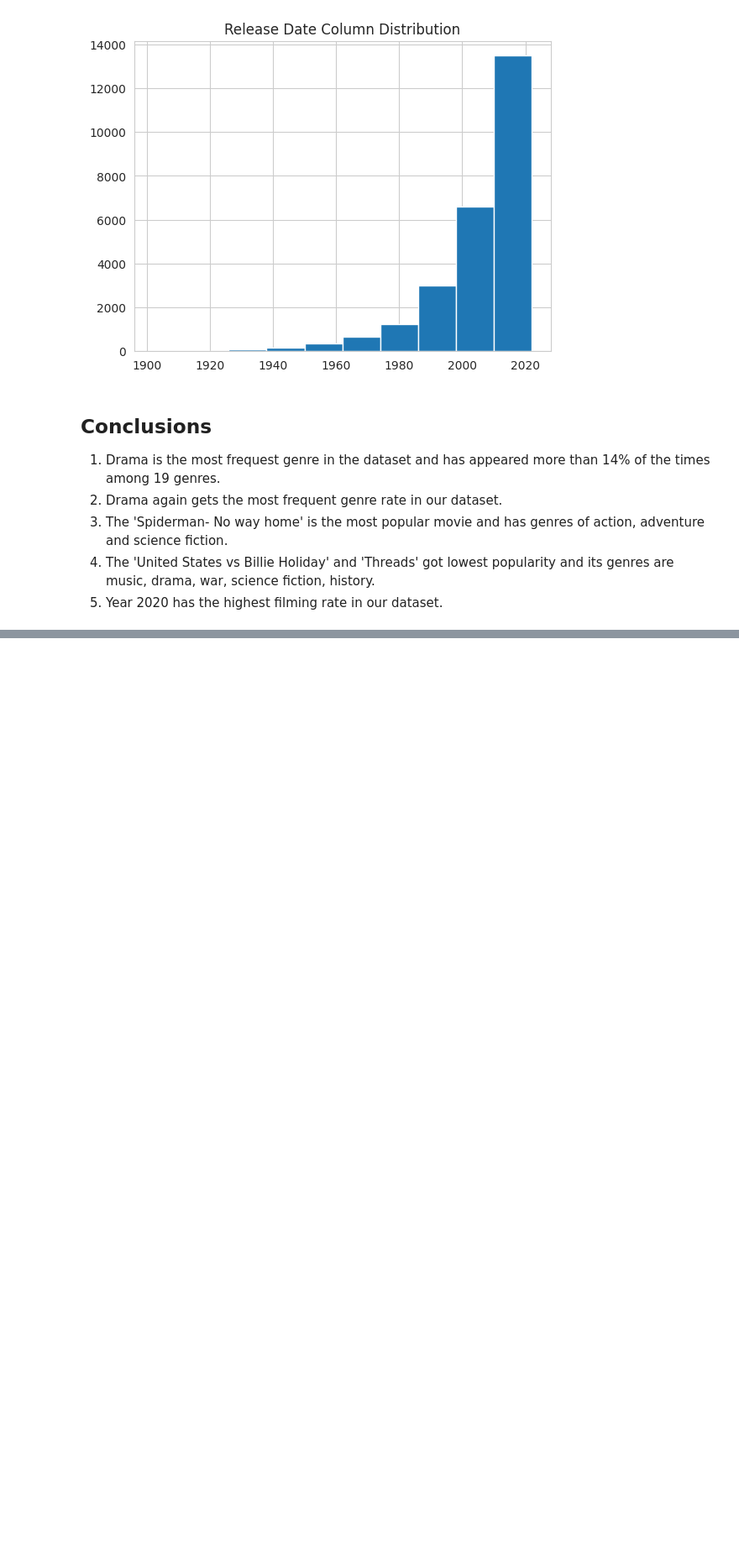
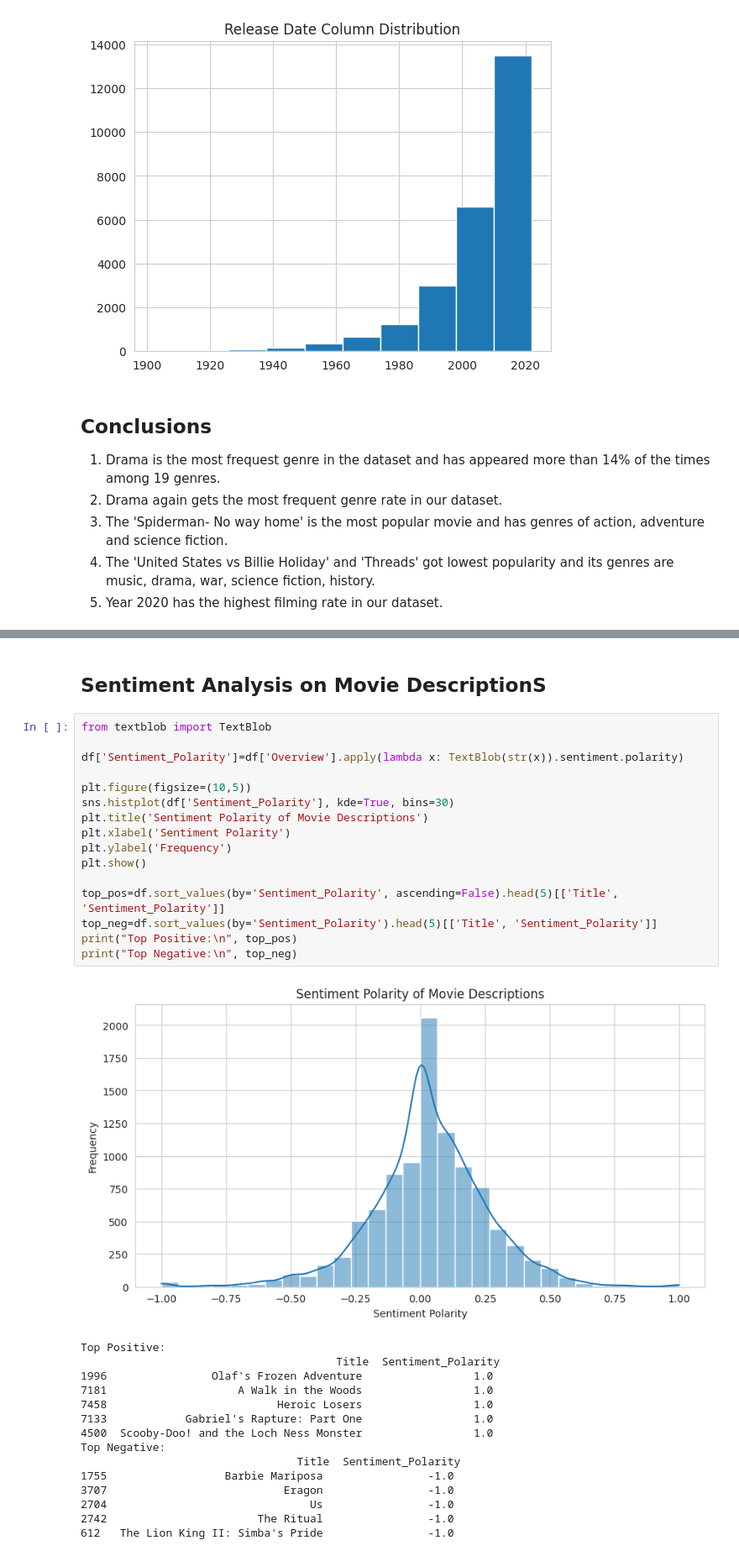
Before and after one commit to Rashipotey/Netflix-Data-Analysis, a Jupyter notebook: Netflix_Data_Analysis.ipynb, the cells around one changed output, grey strips where cells are left out. Shown: that part at 84% size. Drawn from its saved outputs; the diff is of its cells as text; blank space fills up the shorter version.

```diff
--- a/Netflix_Data_Analysis.ipynb
+++ b/Netflix_Data_Analysis.ipynb
@@ -261,0 +289,34 @@ plt.show()
+# %% [markdown]
+## Sentiment Analysis on Movie DescriptionS
+# %%
+from textblob import TextBlob
+
+df['Sentiment_Polarity']=df['Overview'].apply(lambda x: TextBlob(str(x)).sentiment.polarity)
+
+plt.figure(figsize=(10,5))
+sns.histplot(df['Sentiment_Polarity'], kde=True, bins=30)
+plt.title('Sentiment Polarity of Movie Descriptions')
+plt.xlabel('Sentiment Polarity')
+plt.ylabel('Frequency')
+plt.show()
+
+top_pos=df.sort_values(by='Sentiment_Polarity', ascending=False).head(5)[['Title', 'Sentiment_Polarity']]
+top_neg=df.sort_values(by='Sentiment_Polarity').head(5)[['Title', 'Sentiment_Polarity']]
+print("Top Positive:\n", top_pos)
+print("Top Negative:\n", top_neg)
+# %% [output]
+[figure, added]
+Top Positive:
+                                       Title  Sentiment_Polarity
+1996                Olaf's Frozen Adventure                 1.0
+7181                    A Walk in the Woods                 1.0
+7458                          Heroic Losers                 1.0
+7133            Gabriel's Rapture: Part One                 1.0
+4500  Scooby-Doo! and the Loch Ness Monster                 1.0
+Top Negative:
+                                 Title  Sentiment_Polarity
+1755                  Barbie Mariposa                -1.0
+3707                           Eragon                -1.0
+2704                               Us                -1.0
+2742                       The Ritual                -1.0
+612   The Lion King II: Simba's Pride                -1.0
```
Also changed, not shown: parts of 3 cells of this notebook.
